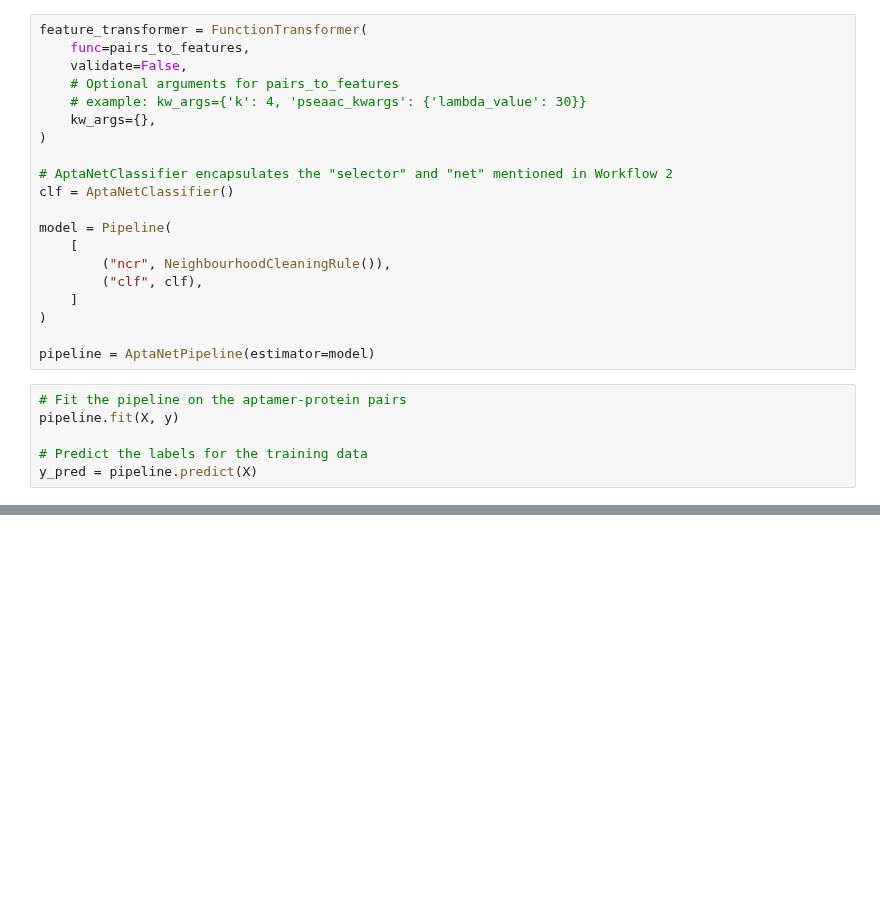
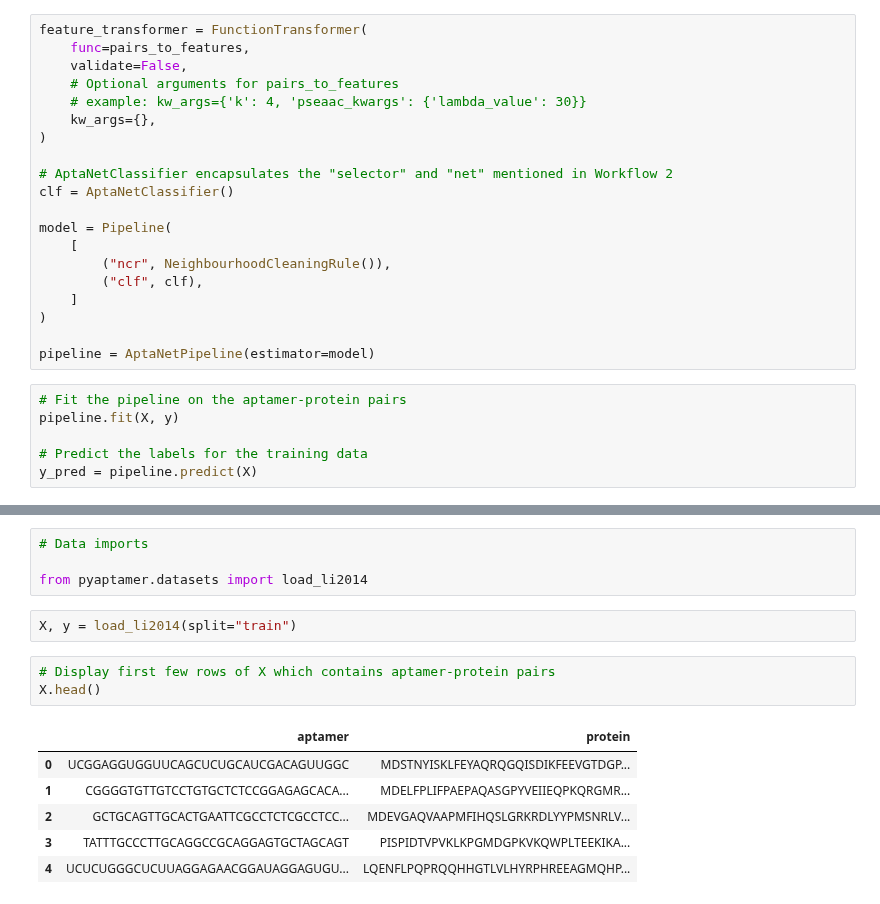
Before and after one commit to gc-os-ai/pyaptamer, a Jupyter notebook: examples/aptanet_tutorial.ipynb, the cells around one changed output, grey strips where cells are left out. Saved outputs shown, nothing was run; the diff lists cells and outputs as text; blank space fills up the shorter version.

Commit message:
[ENH] Update AptaNet notebook to use AptaTrans data and a pdb for prediction (#153)
Requires #121
closes #150

```diff
--- a/examples/aptanet_tutorial.ipynb
+++ b/examples/aptanet_tutorial.ipynb
@@ -221,0 +229,16 @@ Training Accuracy: 0.44
+# %%
+# Data imports
+
+from pyaptamer.datasets import load_li2014
+# %%
+X, y = load_li2014(split="train")
+# %%
+# Display first few rows of X which contains aptamer-protein pairs
+X.head()
+# %% [output]
+|  | aptamer | protein |
+| 0 | UCGGAGGUGGUUCAGCUCUGCAUCGACAGUUGGC | MDSTNYISKLFEYAQRQGQISDIKFEEVGTDGP... |
+| 1 | CGGGGTGTTGTCCTGTGCTCTCCGGAGAGCACA... | MDELFPLIFPAEPAQASGPYVEIIEQPKQRGMR... |
+| 2 | GCTGCAGTTGCACTGAATTCGCCTCTCGCCTCC... | MDEVGAQVAAPMFIHQSLGRKRDLYYPMSNRLV... |
+| 3 | TATTTGCCCTTGCAGGCCGCAGGAGTGCTAGCAGT | PISPIDTVPVKLKPGMDGPKVKQWPLTEEKIKA... |
+| 4 | UCUCUGGGCUCUUAGGAGAACGGAUAGGAGUGU... | LQENFLPQPRQQHHGTLVLHYRPHREEAGMQHP... |
```
Also changed, not shown: parts of 21 cells of this notebook, 6 other files.
